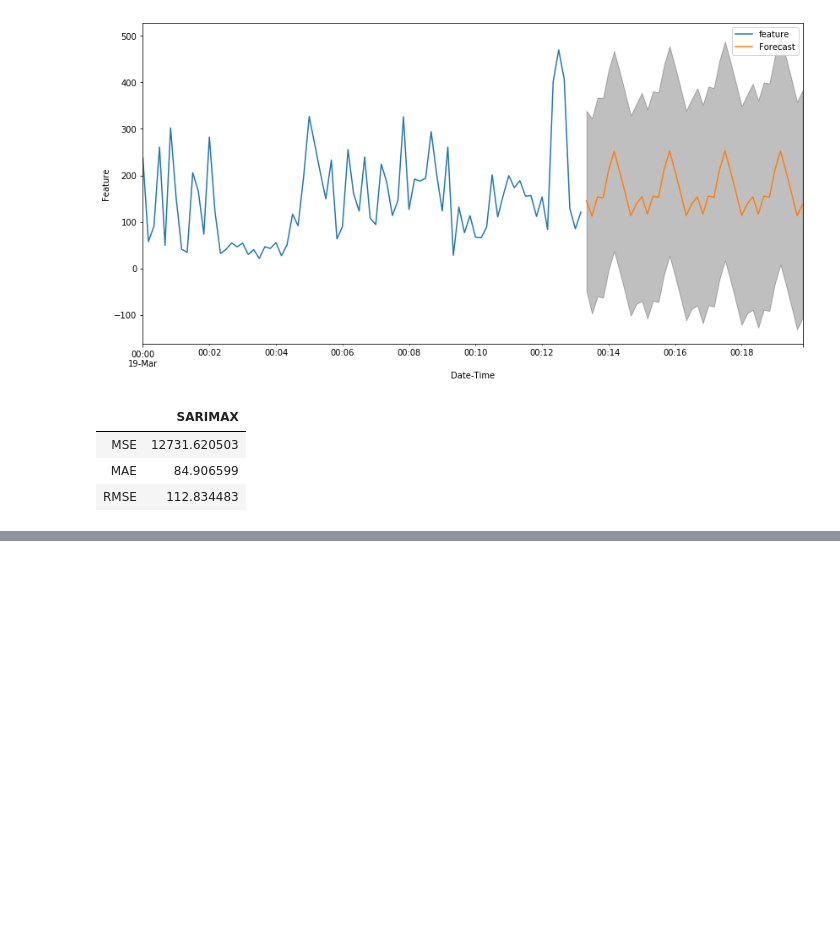
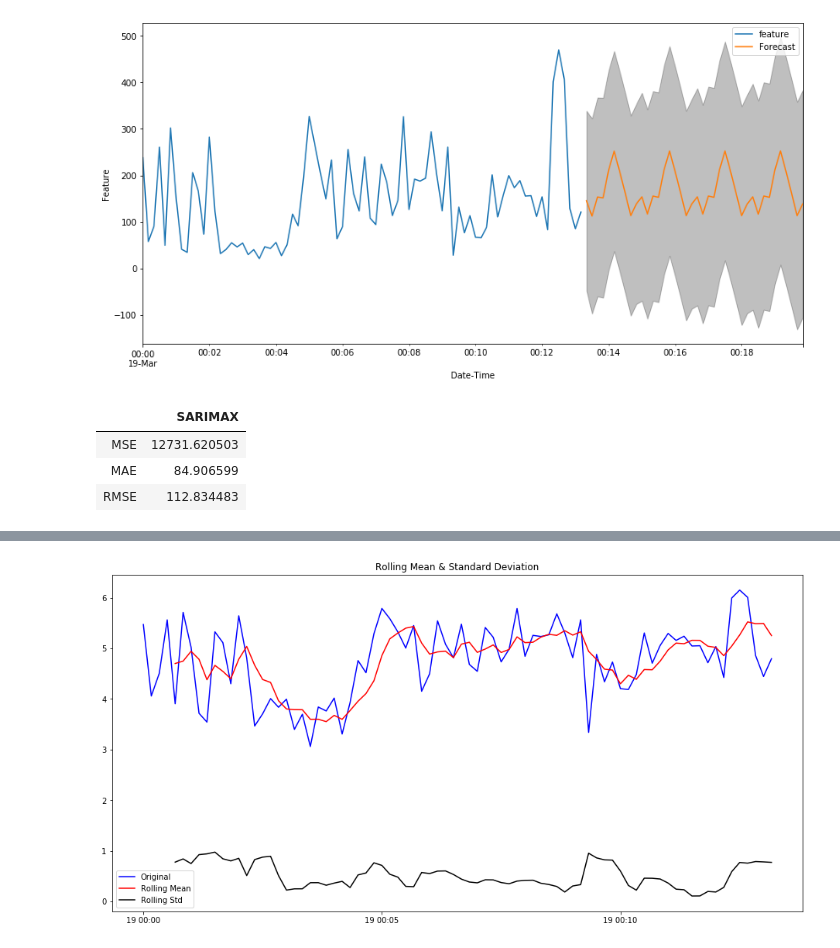
Before and after one commit to kshashank231/time-series-analysis, a Jupyter notebook: TerraBlue XT-Assignment.ipynb, the cells around one changed output, grey strips where cells are left out. Saved outputs shown, nothing was run; the diff lists cells and outputs as text; code cells hidden in the pictures; blank space fills up the shorter version.

```diff
--- a/TerraBlue XT-Assignment.ipynb
+++ b/TerraBlue XT-Assignment.ipynb
@@ -456,0 +481,14 @@ Comparision Between ARIMA and SARIMAX model
+# %%
+rolmean = y.rolling(5).mean()
+rolstd = y.rolling(5).std()
+
+#Plot rolling statistics:
+fig,ax= plt.subplots(figsize=(16,8))
+ax.plot(y, color='blue',label='Original')
+ax.plot(rolmean, color='red', label='Rolling Mean')
+ax.plot(rolstd, color='black', label = 'Rolling Std')
+plt.legend(loc='best')
+plt.title('Rolling Mean & Standard Deviation')
+plt.show()
+# %% [output]
+[figure, added]
```
Also changed, not shown: parts of 16 cells of this notebook.
